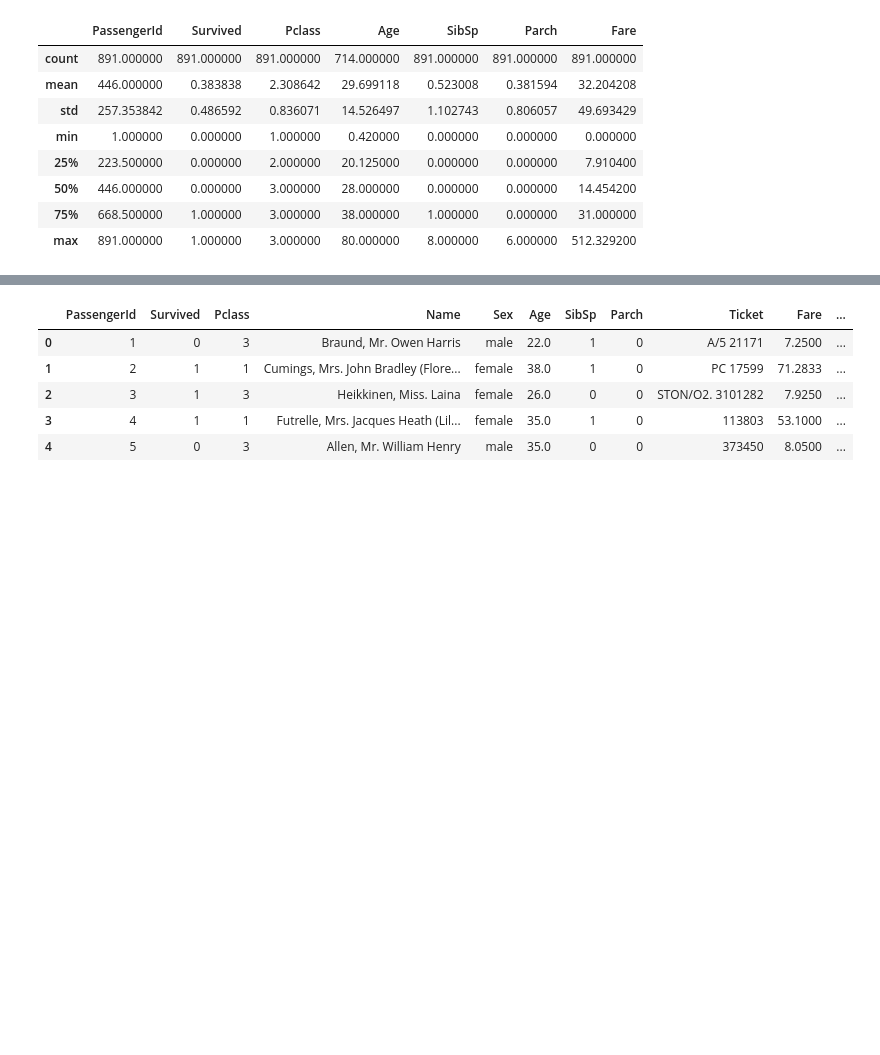
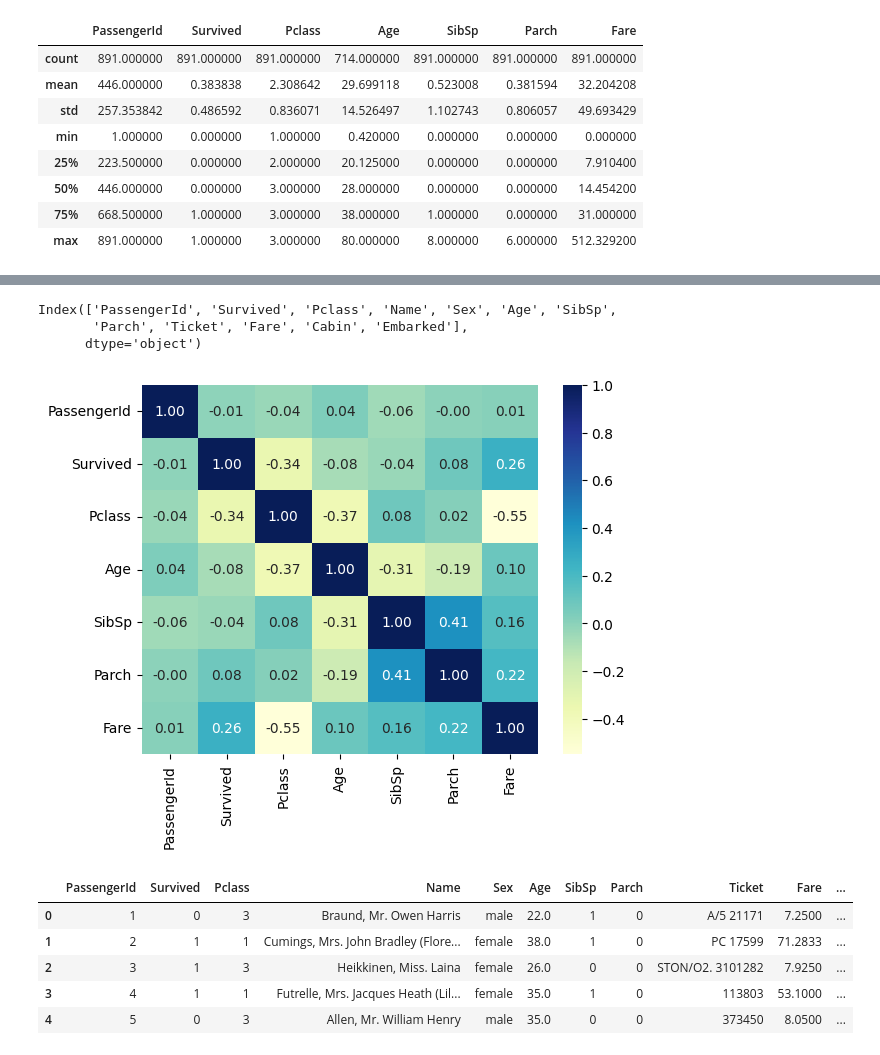
Before and after one commit to Wissemamr/Fundamentals_of_DS, a Jupyter notebook: HW/HW3/Part1_feature_engineering/Practical_work/feature_selection_titanic/feature_selection.ipynb, the cells around one changed output, grey strips where cells are left out. Drawn from its saved outputs; the diff is of its cells as text; code cells hidden in the pictures; blank space fills up the shorter version.

Commit message:
loaded titanic ds

```diff
--- a/HW/HW3/Part1_feature_engineering/Practical_work/feature_selection_titanic/feature_selection.ipynb
+++ b/HW/HW3/Part1_feature_engineering/Practical_work/feature_selection_titanic/feature_selection.ipynb
@@ -28,8 +31,8 @@ print(pd.__version__)
 2.1.2
 # %%
 # Get the data
-df = pd.read_csv("titanic.csv")
-# then give a short description using corresponding statistical indicators
+df = pd.read_csv("dataset/train.csv")
+# Descibe it with statistical indicators
 df.describe()
 # %% [output]
 |  | PassengerId | Survived | Pclass | Age | SibSp | Parch | Fare |
@@ -44,3 +80,19 @@ df.describe()
+# %%
+print(df.columns)
+# %% [output]
+Index(['PassengerId', 'Survived', 'Pclass', 'Name', 'Sex', 'Age', 'SibSp',
+       'Parch', 'Ticket', 'Fare', 'Cabin', 'Embarked'],
+      dtype='object')
+# %%
+import seaborn as sns
+import matplotlib.pyplot as plt
+numeric_columns = df.select_dtypes(include=['float64', 'int64']).columns
+correlation_matrix = df[numeric_columns].corr()
+
+sns.heatmap(correlation_matrix, cmap="YlGnBu", annot=True, fmt=".2f")
+plt.show()
+# %% [output]
+[figure, added]
 # %%
 df.head()
 # %% [output]
```
Also changed, not shown: parts of 8 cells of this notebook, 4 other files.
